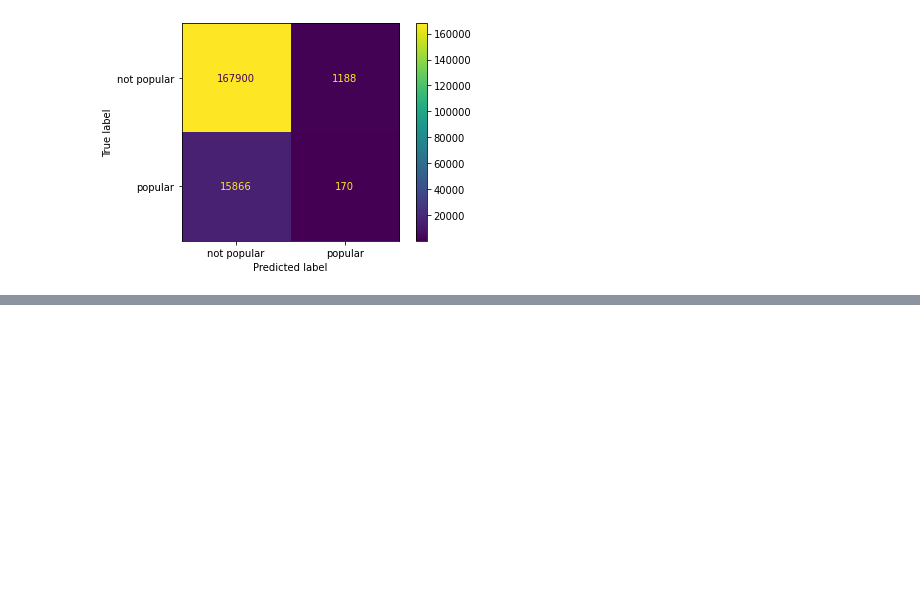
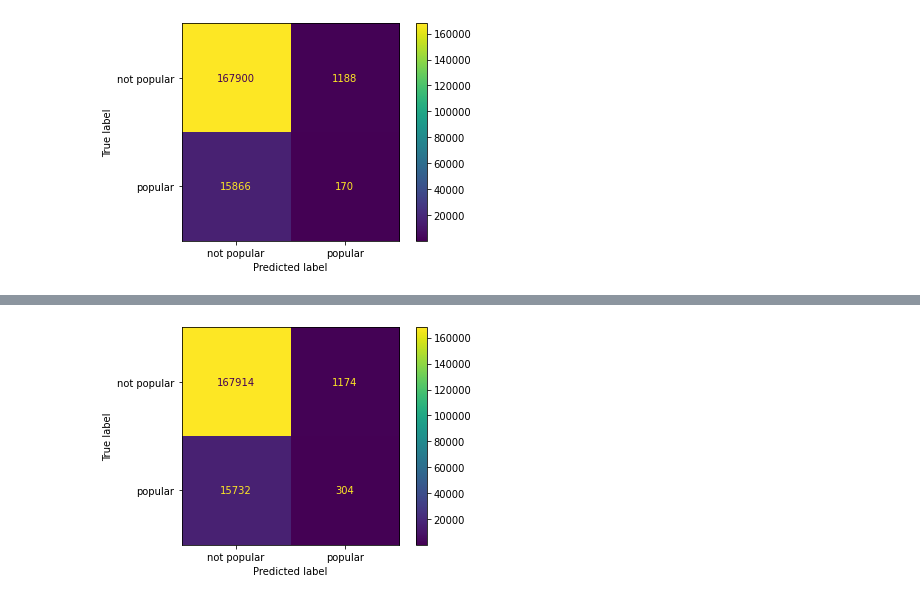
Before and after one commit to Zaidek/Part-II-Disertation, a Jupyter notebook: Naive Bayes/Bayes.ipynb, the cells around one changed output, grey strips where cells are left out. Saved outputs shown, nothing was run; the diff lists cells and outputs as text; code cells hidden in the pictures; blank space fills up the shorter version.

```diff
--- a/Naive Bayes/Bayes.ipynb
+++ b/Naive Bayes/Bayes.ipynb
@@ -141,0 +154,2 @@ Pipeline(steps=[('countvectorizer', CountVectorizer()),
+# %%
+combined_model2.fit(training_data["text"] + " " + training_data["text"] + " " + training_data["url"], training_data["score"])
@@ -170,0 +198,6 @@ plt.show()
+# %%
+display = metrics.ConfusionMatrixDisplay(confusion_matrix=conf_mat_5, display_labels = ["not popular", "popular"])
+display.plot()
+plt.show()
+# %% [output]
+[figure, added]
```
Also changed, not shown: parts of 9 cells of this notebook.
